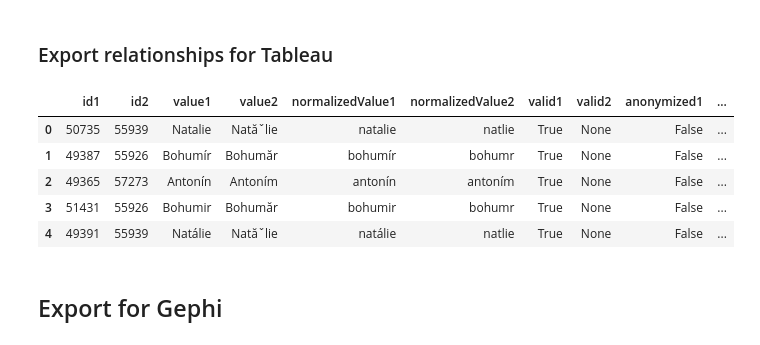
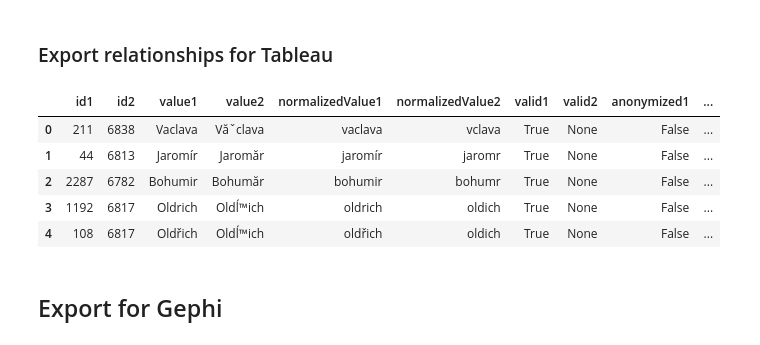
Before and after one commit to pospisilboh/Memgraph, a Jupyter notebook: Forename/Jupyter/Memgraph_Forename.ipynb, the cells around one changed output. Cells and saved outputs as stored; diff of their text form; code cells hidden in the pictures.

```diff
--- a/Forename/Jupyter/Memgraph_Forename.ipynb
+++ b/Forename/Jupyter/Memgraph_Forename.ipynb
@@ -884,44 +910,44 @@ df.head(5)
 # %%
 query = """
 MATCH (f1:Forename)-[r]->(f2:Forename)
-RETURN ID(f1) AS id1,
-       ID(f2) AS id2,
+RETURN f1.id AS id1,
+       f2.id AS id2,
        f1.value AS value1,
        f2.value AS value2,
        f1.normalizedValue AS normalizedValue1,
        f2.normalizedValue AS normalizedValue2,
        f1.valid AS valid1,
        f2.valid AS valid2,
        f1.anonymized AS anonymized1,
        f2.anonymized AS anonymized2,
        f1.componentId AS componentId1,
        f2.componentId AS componentId2,
        f1.gender AS gender1,
        f2.gender AS gender2,
        f1.degree AS degree1,
        f2.degree AS degree2,
-       ID(r) AS idr,
+       r.id AS idr,
        TYPE(r) AS type,
        r.score AS score,
        r.bridge AS bridge
 ORDER BY score
 """
 
 # Execute the query
 cursor.execute(query)
 
 df = pd.DataFrame.from_records(cursor.fetchall(), columns =['id1', 'id2', 'value1', 'value2', 'normalizedValue1', 'normalizedValue2', 'valid1', 'valid2', 'anonymized1', 'anonymized2', 'componentId1', 'componentId2', 'gender1', 'gender2', 'degree1', 'degree2', 'idr', 'type', 'score', 'bridge'])
 df.head(5)
 
 df.to_csv(export_path + 'export_forename_relations.csv', index = False, sep = ';')
 df.head(5)
 # %% [output]
 |  | id1 | id2 | value1 | value2 | normalizedValue1 | normalizedValue2 | valid1 | valid2 | anonymized1 | ... |
-| 0 | 50735 | 55939 | Natalie | Natăˇlie | natalie | natlie | True | None | False | ... |
-| 1 | 49387 | 55926 | Bohumír | Bohumă­r | bohumír | bohumr | True | None | False | ... |
-| 2 | 49365 | 57273 | Antonín | Antoním | antonín | antoním | True | None | False | ... |
-| 3 | 51431 | 55926 | Bohumir | Bohumă­r | bohumir | bohumr | True | None | False | ... |
-| 4 | 49391 | 55939 | Natálie | Natăˇlie | natálie | natlie | True | None | False | ... |
+| 0 | 211 | 6838 | Vaclava | Văˇclava | vaclava | vclava | True | None | False | ... |
+| 1 | 44 | 6813 | Jaromír | Jaromă­r | jaromír | jaromr | True | None | False | ... |
+| 2 | 2287 | 6782 | Bohumir | Bohumă­r | bohumir | bohumr | True | None | False | ... |
+| 3 | 1192 | 6817 | Oldrich | Oldĺ™ich | oldrich | oldich | True | None | False | ... |
+| 4 | 108 | 6817 | Oldřich | Oldĺ™ich | oldřich | oldich | True | None | False | ... |
 # %% [markdown]
 ## Export for Gephi
 # %% [markdown]
```
Also changed, not shown: parts of 8 cells of this notebook, 1 other file.
